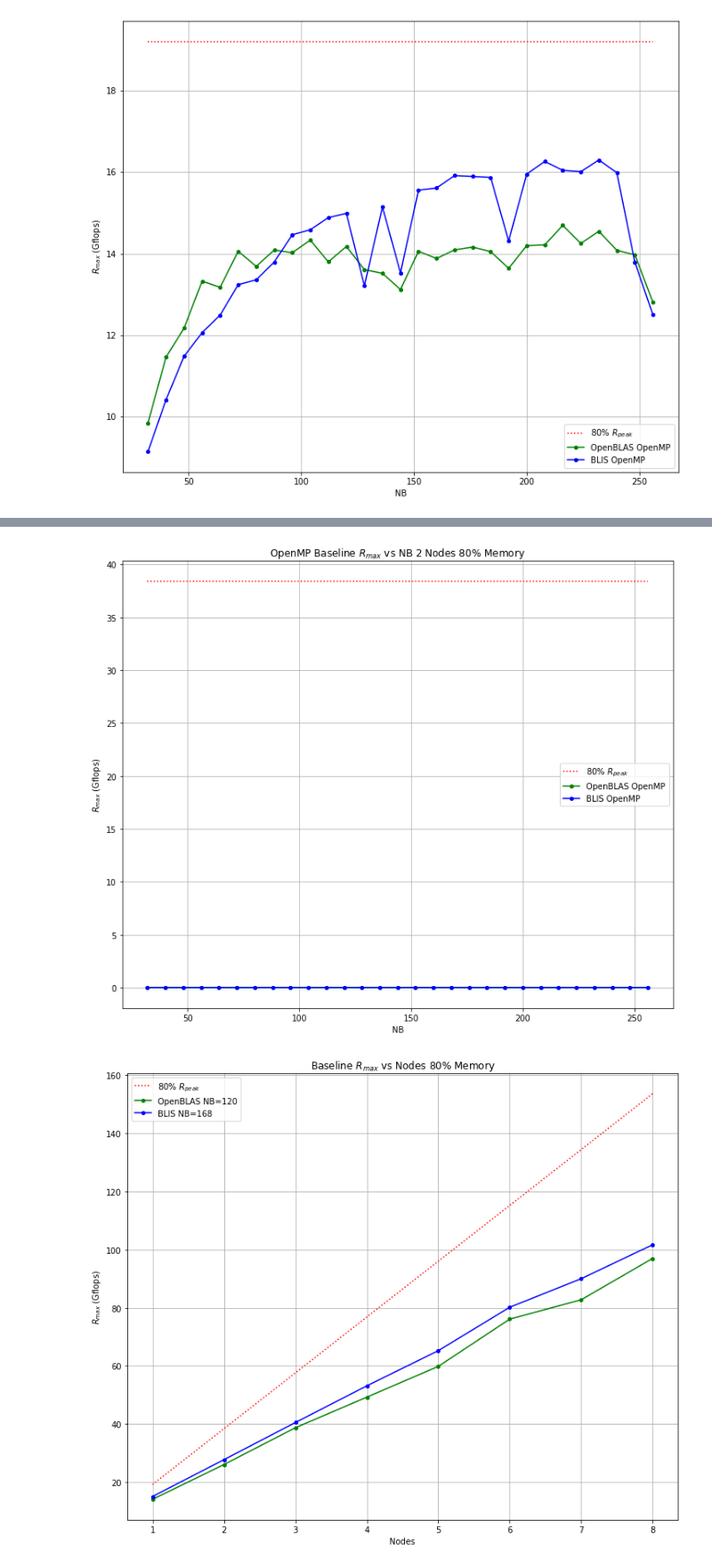
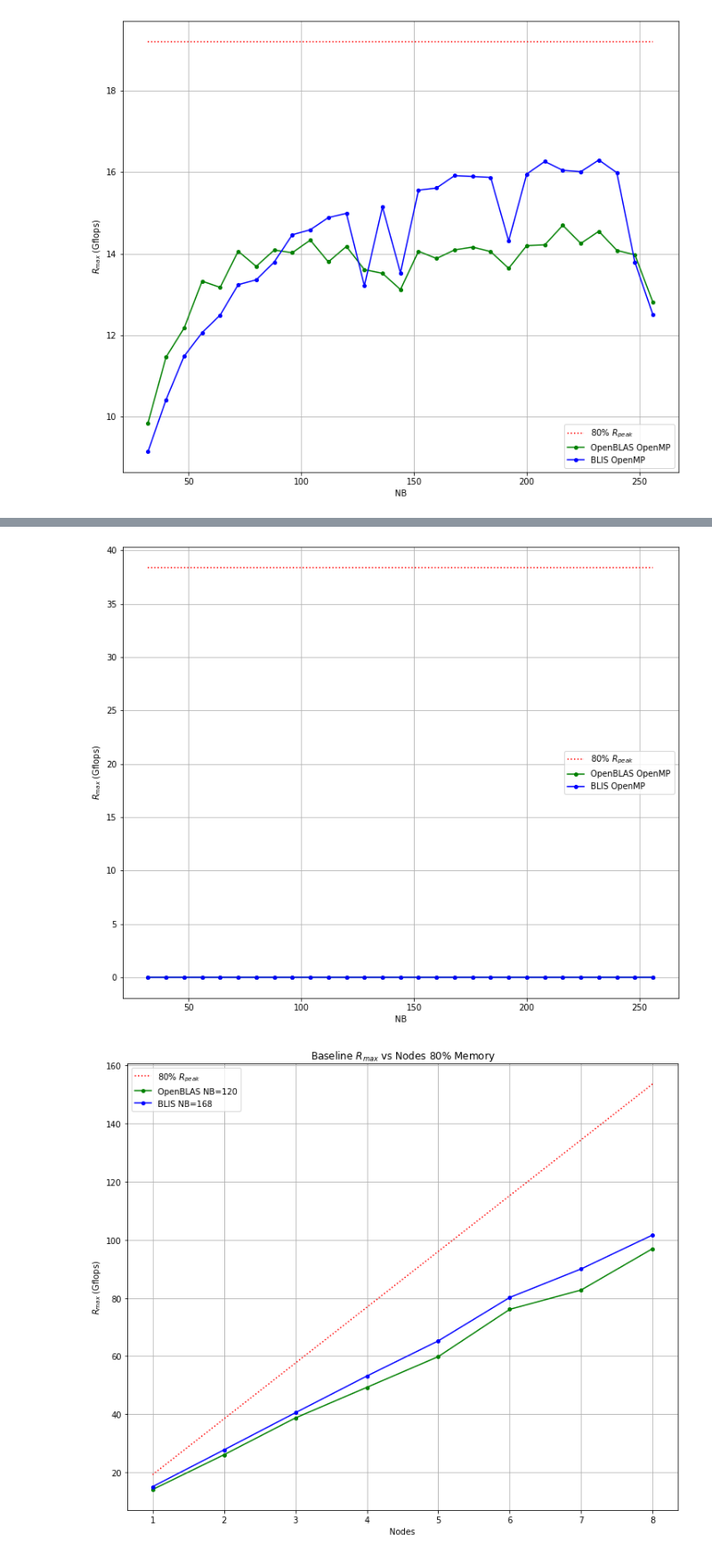
Before and after one commit to johnduffymsc/dissertation, a Jupyter notebook: picluster.ipynb, the cells around one changed output, grey strips where cells are left out. Shown at 89% size. Saved outputs shown, nothing was run; the diff lists cells and outputs as text; code cells hidden in the pictures.

```diff
--- a/picluster.ipynb
+++ b/picluster.ipynb
@@ -542,35 +657,35 @@ blis_openmp = [
     0,
     0,
     0,
     0,
     0,
     0,
     0,
     0,
     0,
     0,
     0,
     0,
     0,
     0,
     0,
     0
 ]
 
 plt.figure(figsize=(12, 10))
-plt.title("OpenMP Baseline $R_{max}$ vs NB 2 Nodes 80% Memory")
+#plt.title("OpenMP Baseline $R_{max}$ vs NB 2 Nodes 80% Memory")
 plt.plot([32, 256], [R_PEAK_80 * 2, R_PEAK_80 * 2], ":", markersize=4, color="red")
 plt.plot(nb, openblas_openmp, "-go", markersize=4)
 plt.plot(nb, blis_openmp, "-bo", markersize=4)
 plt.xlabel("NB")
 plt.ylabel("$R_{max}$ (Gflops)")
 plt.legend(["80% $R_{peak}$", "OpenBLAS OpenMP", "BLIS OpenMP"])
 plt.grid()
 plt.savefig("openmp_gflops_vs_nb_2_node_80_percent_memory.pdf", bbox_inches="tight")
 plt.savefig("openmp_gflops_vs_nb_2_node_80_percent_memory.png", bbox_inches="tight")
 plt.show()
 # %% [output]
-[figure, old version]
+[figure, new version]
 # %%
 # Gflops vs Nodes using 80% memory.
 
```
Also changed, not shown: parts of 4 cells of this notebook, 2 other files.
